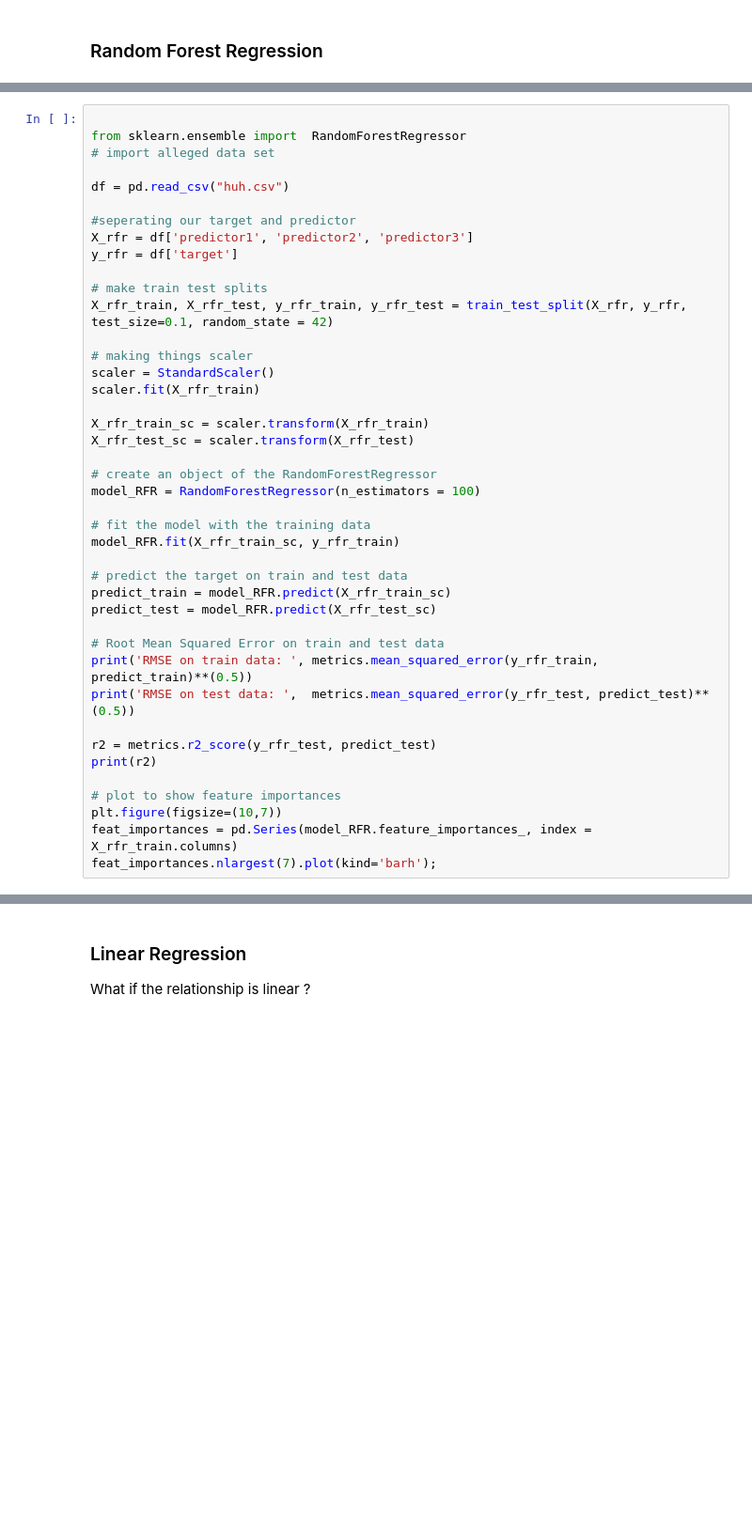
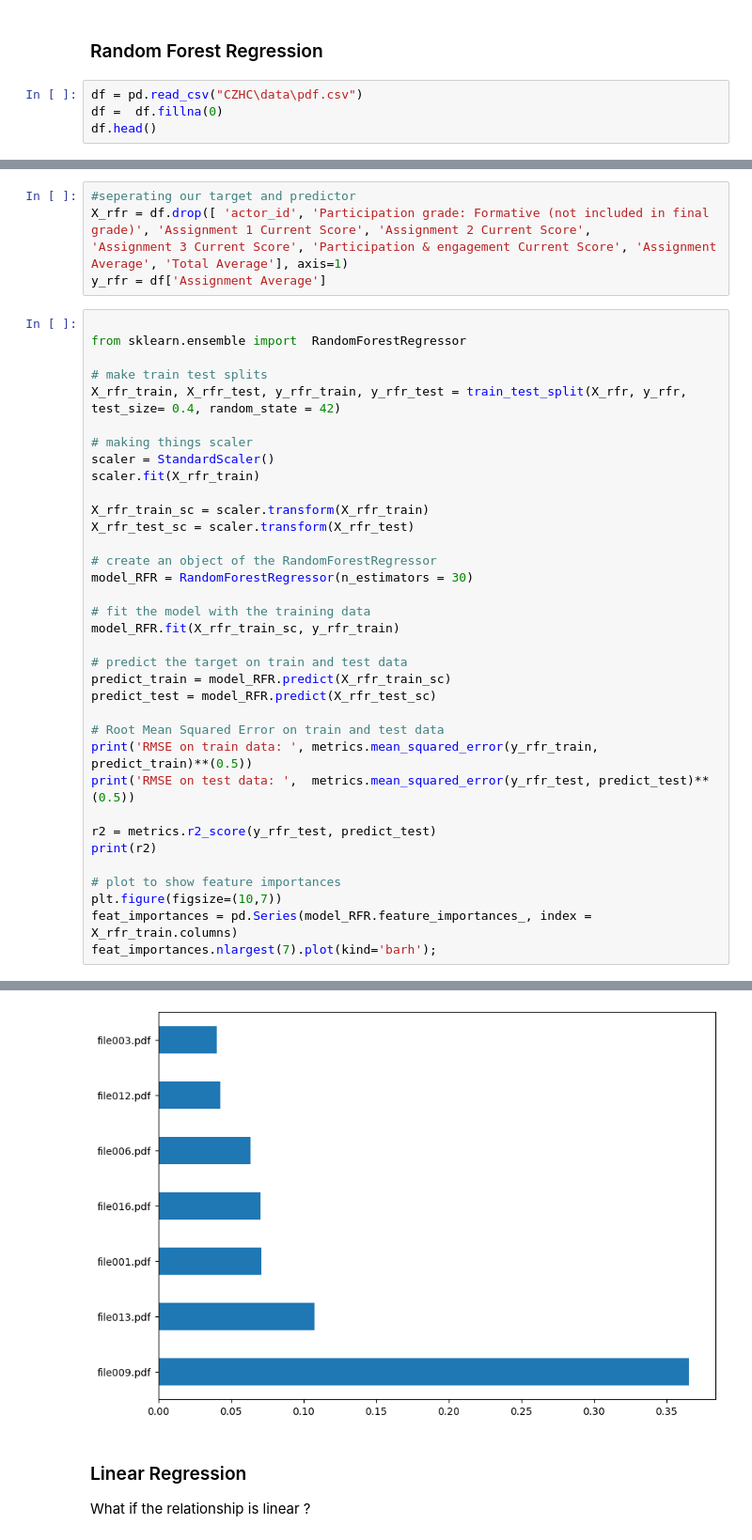
Before and after one commit to Christie-Leung/hack-la-2023, a Jupyter notebook: models.ipynb, the cells around one changed output, grey strips where cells are left out. Shown at 94% size. Cells and saved outputs as stored; diff of their text form; blank space fills up the shorter version.

```diff
--- a/models.ipynb
+++ b/models.ipynb
@@ -20,3 +19,7 @@ from sklearn.inspection import permutation_importance
 from sklearn.preprocessing import StandardScaler # need
 # %% [markdown]
 ### Random Forest Regression
+# %%
+df = pd.read_csv("CZHC\data\pdf.csv")
+df =  df.fillna(0)
+df.head()
@@ -23,16 +34,14 @@ from sklearn.preprocessing import StandardScaler # need
+# %%
+#seperating our target and predictor
+X_rfr = df.drop([ 'actor_id', 'Participation grade: Formative (not included in final grade)', 'Assignment 1 Current Score', 'Assignment 2 Current Score',
+'Assignment 3 Current Score', 'Participation & engagement Current Score', 'Assignment Average', 'Total Average'], axis=1)
+y_rfr = df['Assignment Average']
 # %%
 
 from sklearn.ensemble import  RandomForestRegressor
-# import alleged data set
-
-df = pd.read_csv("huh.csv")
-
-#seperating our target and predictor
-X_rfr = df['predictor1', 'predictor2', 'predictor3']
-y_rfr = df['target']
 
 # make train test splits
-X_rfr_train, X_rfr_test, y_rfr_train, y_rfr_test = train_test_split(X_rfr, y_rfr, test_size=0.1, random_state = 42)
+X_rfr_train, X_rfr_test, y_rfr_train, y_rfr_test = train_test_split(X_rfr, y_rfr, test_size= 0.4, random_state = 42)
 
 # making things scaler
 scaler = StandardScaler()
@@ -42,7 +51,7 @@ X_rfr_train_sc = scaler.transform(X_rfr_train)
 X_rfr_test_sc = scaler.transform(X_rfr_test)
 
 # create an object of the RandomForestRegressor
-model_RFR = RandomForestRegressor(n_estimators = 100)
+model_RFR = RandomForestRegressor(n_estimators = 30)
 
 # fit the model with the training data
 model_RFR.fit(X_rfr_train_sc, y_rfr_train)
@@ -62,3 +71,4 @@ print(r2)
 plt.figure(figsize=(10,7))
 feat_importances = pd.Series(model_RFR.feature_importances_, index = X_rfr_train.columns)
 feat_importances.nlargest(7).plot(kind='barh');
+# %% [output]
@@ -65,3 +78,4 @@ feat_importances.nlargest(7).plot(kind='barh');
+[figure, added]
 # %% [markdown]
 ### Linear Regression
 
```
Also changed, not shown: parts of 8 cells of this notebook.
